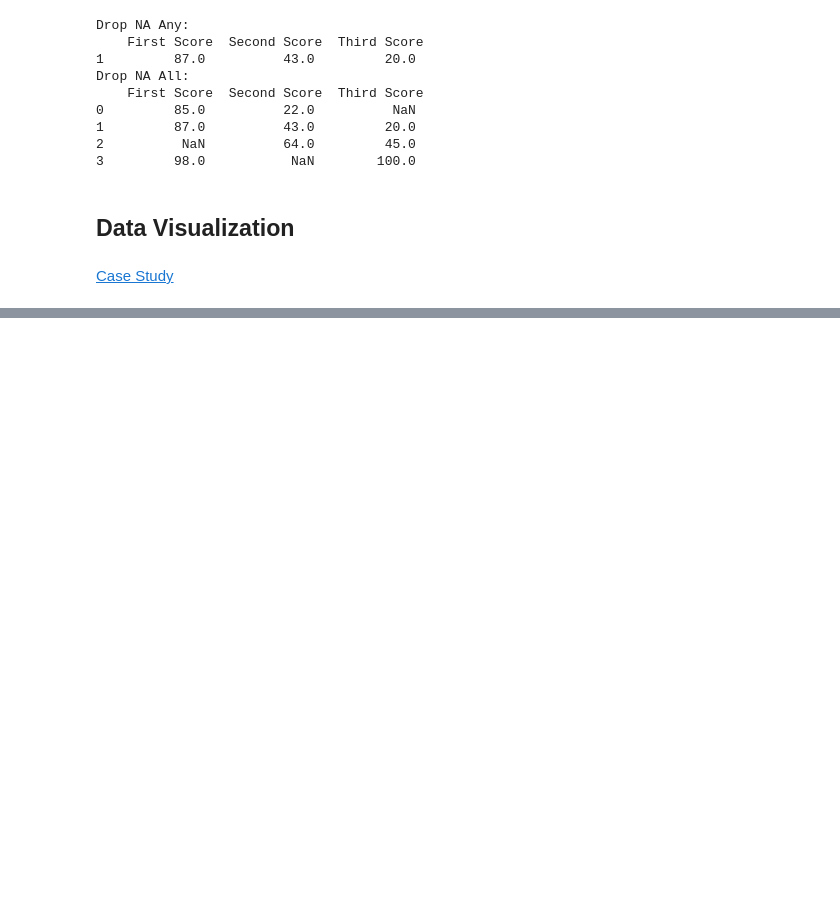
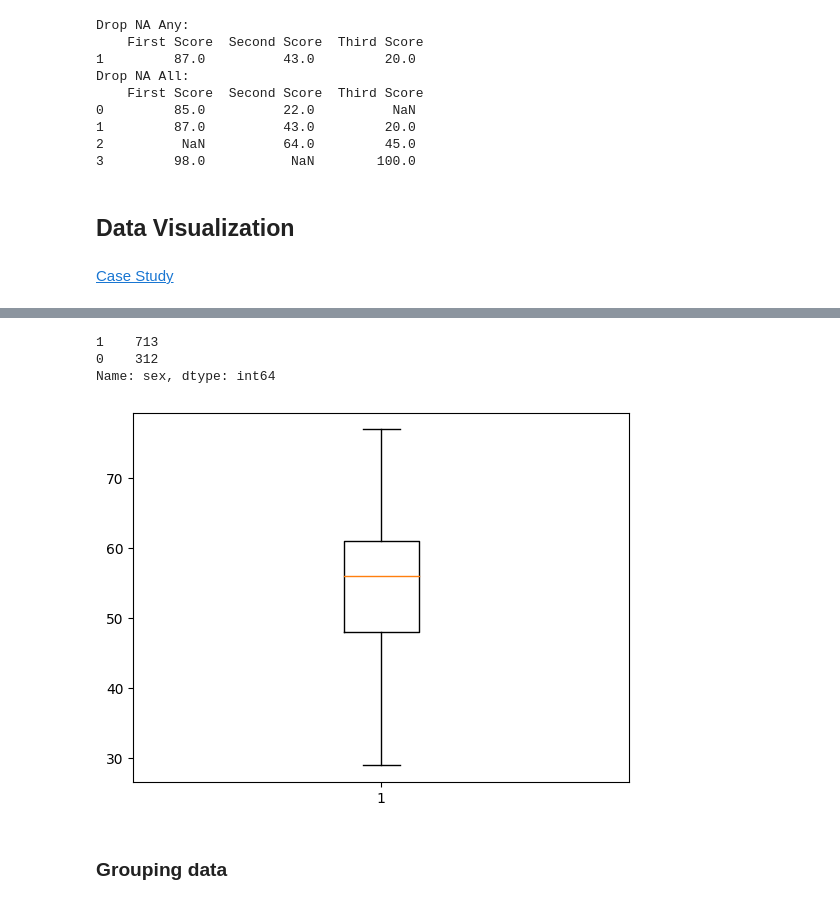
Before and after one commit to ramendrasingla/data-analysis-tutorial, a Jupyter notebook: Data_Analysis_Tutorial.ipynb, the cells around one changed output, grey strips where cells are left out. Cells and saved outputs as stored; diff of their text form; code cells hidden in the pictures; blank space fills up the shorter version.

Commit message:
Added data

```diff
--- a/Data_Analysis_Tutorial.ipynb
+++ b/Data_Analysis_Tutorial.ipynb
@@ -270,0 +292,5 @@ Drop NA All:
+# %%
+df = pd.read_csv('heart.csv')
+print("Dataframe shape: {}".format(df.shape))
+df.head()
+df.tail()
@@ -270,0 +337,14 @@ Drop NA All:
+# %%
+df["sex"].value_counts()
+# %% [output]
+1    713
+0    312
+Name: sex, dtype: int64
+# %%
+#IQR: Inter-Quartile Range
+plt.boxplot(list(df.age))
+plt.show()
+# %% [output]
+[figure, added]
+# %% [markdown]
+### Grouping data
```
Also changed, not shown: parts of 66 cells of this notebook.
